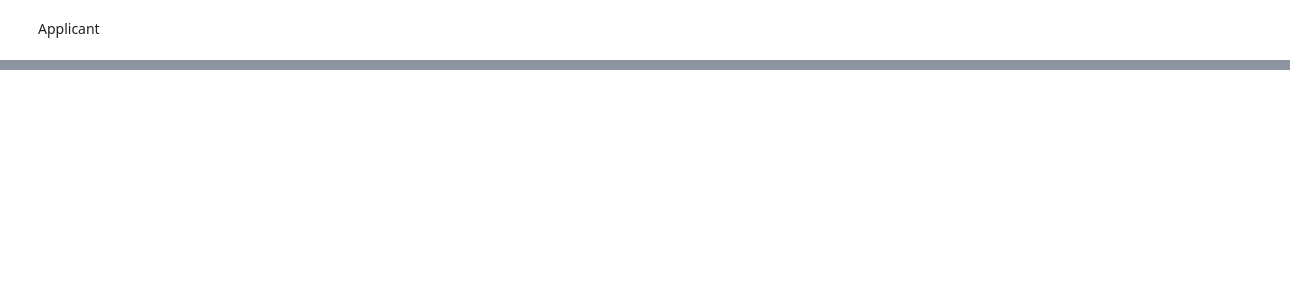
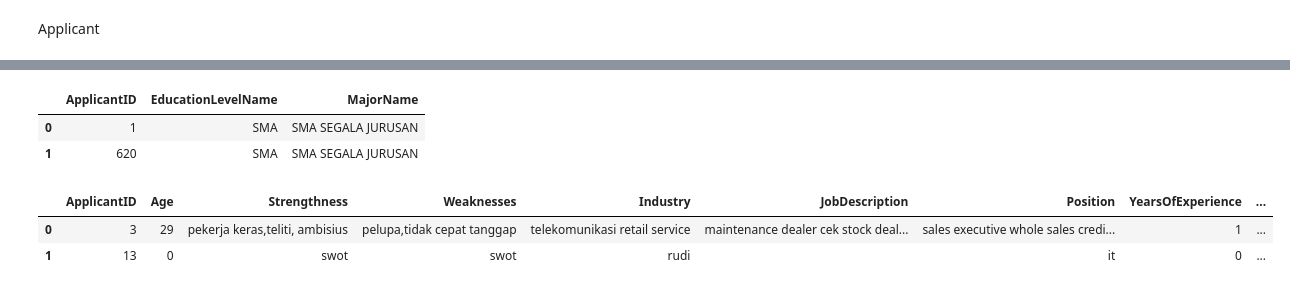
Before and after one commit to fn-hide/eris_job, a Jupyter notebook: content_based_3.ipynb, the cells around one changed output, grey strips where cells are left out. Drawn from its saved outputs; the diff is of its cells as text; code cells hidden in the pictures; blank space fills up the shorter version.

Commit message:
content based job and applicant

```diff
--- a/content_based_3.ipynb
+++ b/content_based_3.ipynb
@@ -352,0 +214,33 @@ dtype: int64
+# %%
+df_applicant = pd.read_csv('data/cdf_applicant.csv')
+df_applicant_experience = pd.read_csv('data/cdf_applicant_experience.csv')
+df_applicant_experience.fillna('', inplace=True)
+df_applicant_education = pd.read_csv('data/cdf_applicant_education.csv')
+
+df_city = pd.read_csv('data/df_city.csv')
+df_province = pd.read_csv('data/df_province.csv')
+# %%
+df_applicant_education = pd.merge(df_applicant_education, df_education_level, on=['EducationLevelID'])
+df_applicant_education = pd.merge(df_applicant_education, df_major, on=['MajorID'])
+df_applicant_education = df_applicant_education[['ApplicantID', 'EducationLevelName', 'MajorName']]
+# %%
+df_applicant_education.head(2)
+# %% [output]
+|  | ApplicantID | EducationLevelName | MajorName |
+| 0 | 1 | SMA | SMA SEGALA JURUSAN |
+| 1 | 620 | SMA | SMA SEGALA JURUSAN |
+# %%
+df_applicant = df_applicant[['ApplicantID', 'Age', 'CityID', 'ProvinceID', 'Strengthness', 'Weaknesses']]
+df_applicant_experience = df_applicant_experience[['ApplicantID', 'Industry', 'JobDescription', 'Position', 'YearsOfExperience']]
+# %%
+app_merged = pd.merge(df_applicant, df_applicant_experience, on=['ApplicantID'])
+app_merged = pd.merge(app_merged, df_city, on=['CityID'])
+app_merged = pd.merge(app_merged, df_province, on=['ProvinceID'])
+app_merged = pd.merge(app_merged, df_applicant_education, on=['ApplicantID'])
+app_merged.drop(columns=['CityID', 'ProvinceID'], inplace=True)
+# %%
+app_merged.head(2)
+# %% [output]
+|  | ApplicantID | Age | Strengthness | Weaknesses | Industry | JobDescription | Position | YearsOfExperience | ... |
+| 0 | 3 | 29 | pekerja keras,teliti, ambisius | pelupa,tidak cepat tanggap | telekomunikasi retail service | maintenance dealer cek stock deal... | sales executive whole sales credi... | 1 | ... |
+| 1 | 13 | 0 | swot | swot | rudi |  | it | 0 | ... |
```
Also changed, not shown: parts of 65 cells of this notebook, 3 other files.
